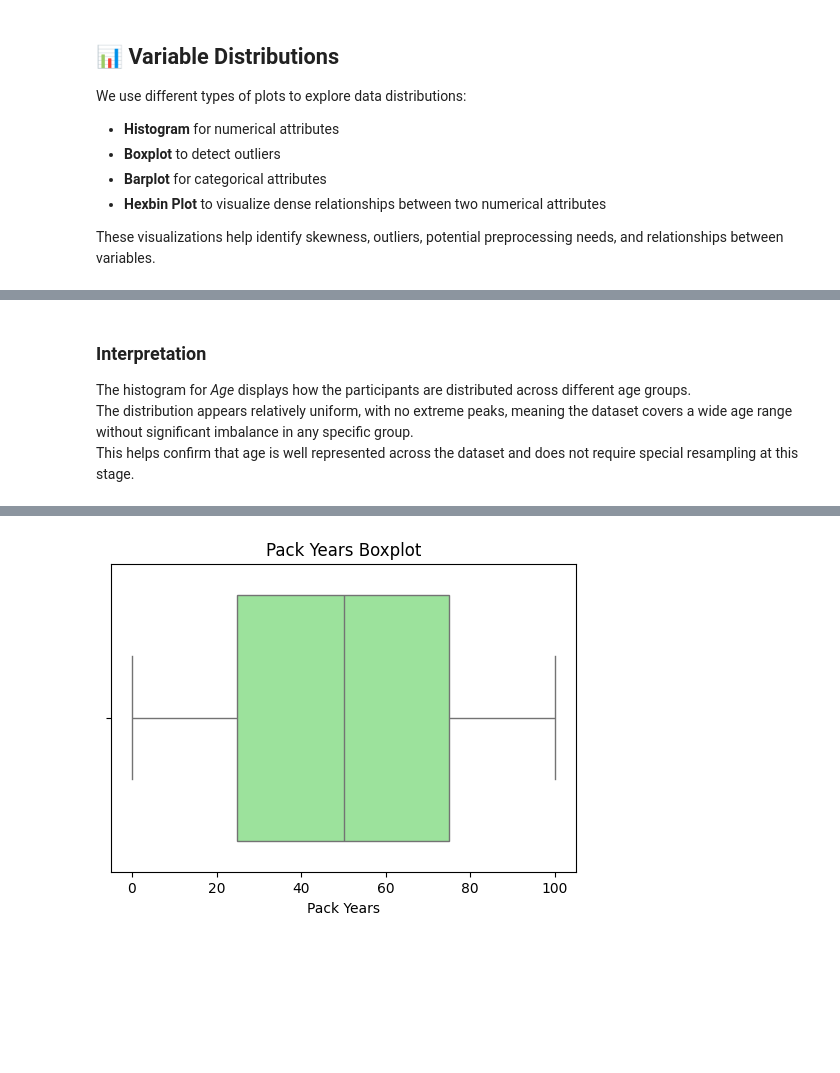
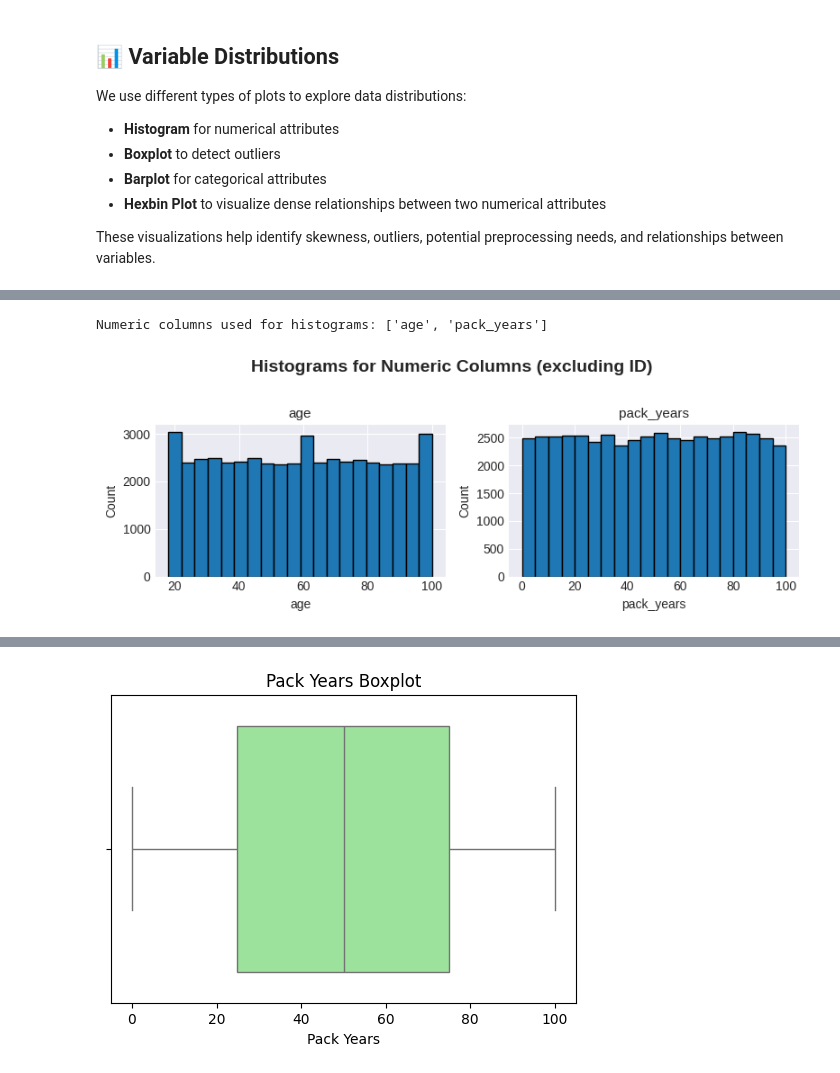
Before and after one commit to Alanoudhud/DataMining-Project, a Jupyter notebook: Reports/Phase2.ipynb, the cells around one changed output, grey strips where cells are left out. Cells and saved outputs as stored; diff of their text form; code cells hidden in the pictures; blank space fills up the shorter version.

```diff
--- a/Reports/Phase2.ipynb
+++ b/Reports/Phase2.ipynb
@@ -182,5 +172,43 @@ plt.show()
-# %% [markdown]
-### Interpretation
-The histogram for *Age* displays how the participants are distributed across different age groups.
-The distribution appears relatively uniform, with no extreme peaks, meaning the dataset covers a wide age range without significant imbalance in any specific group.
-This helps confirm that age is well represented across the dataset and does not require special resampling at this stage.
+# %%
+# Histogram for numeric data distribution
+# Histograms show how data values are distributed.
+# Uneven distributions suggest normalization or preprocessing may be needed.
+
+
+# --- 1) Pick numeric columns and exclude any ID-like column ---
+# Adjust the list below if your ID column has a different name
+id_like_names = {"patient_id", "id", "patientid", "record_id"}
+numeric_cols = df.select_dtypes(include=["int64", "float64"]).columns
+numeric_cols = numeric_cols.drop([c for c in numeric_cols if c.lower() in id_like_names],
+                                 errors="ignore")
+
+print("Numeric columns used for histograms:", list(numeric_cols))
+
+# --- 2) Configure grid size based on how many numeric columns you have ---
+n = len(numeric_cols)
+if n == 0:
+    raise ValueError("No numeric columns found (after excluding ID).")
+cols = 3 if n >= 3 else n                     # up to 3 plots per row
+rows = int(np.ceil(n / cols))
+
+# --- 3) Draw histograms in a tidy grid ---
+fig, axes = plt.subplots(rows, cols, figsize=(4*cols, 3*rows))
+axes = np.atleast_1d(axes).ravel()            # flatten axes array
+
+for ax, col in zip(axes, numeric_cols):
+    # dropna() to avoid NaNs affecting the histogram
+    ax.hist(df[col].dropna(), bins=20, edgecolor="black")
+    ax.set_title(col, fontsize=11)
+    ax.set_xlabel(col)
+    ax.set_ylabel("Count")
+
+# Hide any unused subplot axes (if grid has more cells than columns)
+for ax in axes[len(numeric_cols):]:
+    ax.set_visible(False)
+
+fig.suptitle("Histograms for Numeric Columns (excluding ID)", fontsize=14, fontweight="bold")
+plt.tight_layout(rect=[0, 0, 1, 0.96])        # leave room for the big title
+plt.show()
+# %% [output]
+Numeric columns used for histograms: ['age', 'pack_years']
+[figure, added]
```
Also changed, not shown: parts of 2 cells of this notebook.
